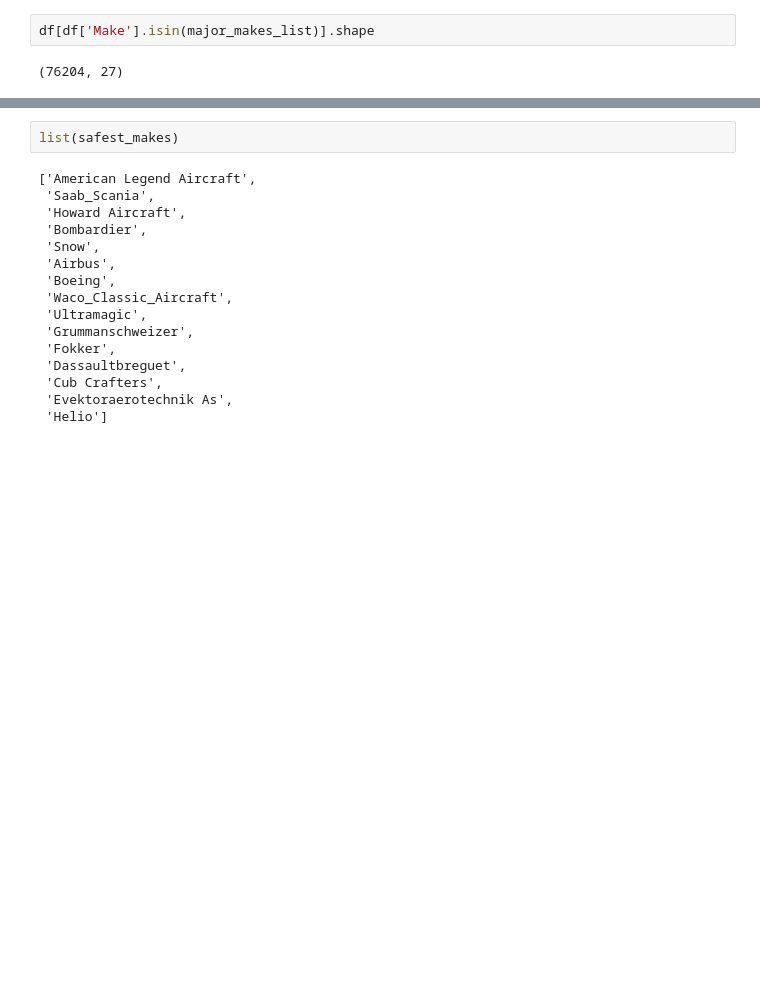
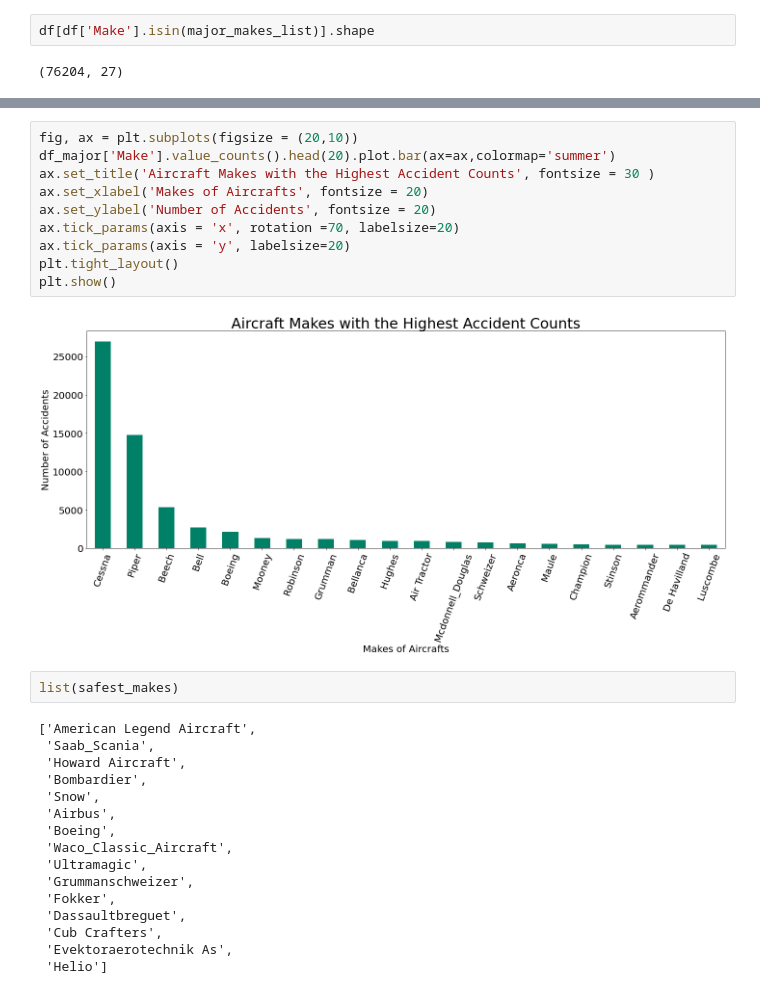
Before and after one commit to sunnywithcurlyhair/DS-Project-1, a Jupyter notebook: Sunny Liu Analysis.ipynb, the cells around one changed output, grey strips where cells are left out. Saved outputs shown, nothing was run; the diff lists cells and outputs as text; blank space fills up the shorter version.

```diff
--- a/Sunny Liu Analysis.ipynb
+++ b/Sunny Liu Analysis.ipynb
@@ -157,3 +176,15 @@ df_major['Make'].value_counts().head(20).plot.bar(ax=ax,colormap='viridis_r')
+# %%
+fig, ax = plt.subplots(figsize = (20,10))
+df_major['Make'].value_counts().head(20).plot.bar(ax=ax,colormap='summer')
+ax.set_title('Aircraft Makes with the Highest Accident Counts', fontsize = 30 )
+ax.set_xlabel('Makes of Aircrafts', fontsize = 20)
+ax.set_ylabel('Number of Accidents', fontsize = 20)
+ax.tick_params(axis = 'x', rotation =70, labelsize=20)
+ax.tick_params(axis = 'y', labelsize=20)
+plt.tight_layout()
+plt.show()
+# %% [output]
+[figure, added]
 # %%
 list(safest_makes)
 # %% [output]
```
Also changed, not shown: parts of 11 cells of this notebook.
